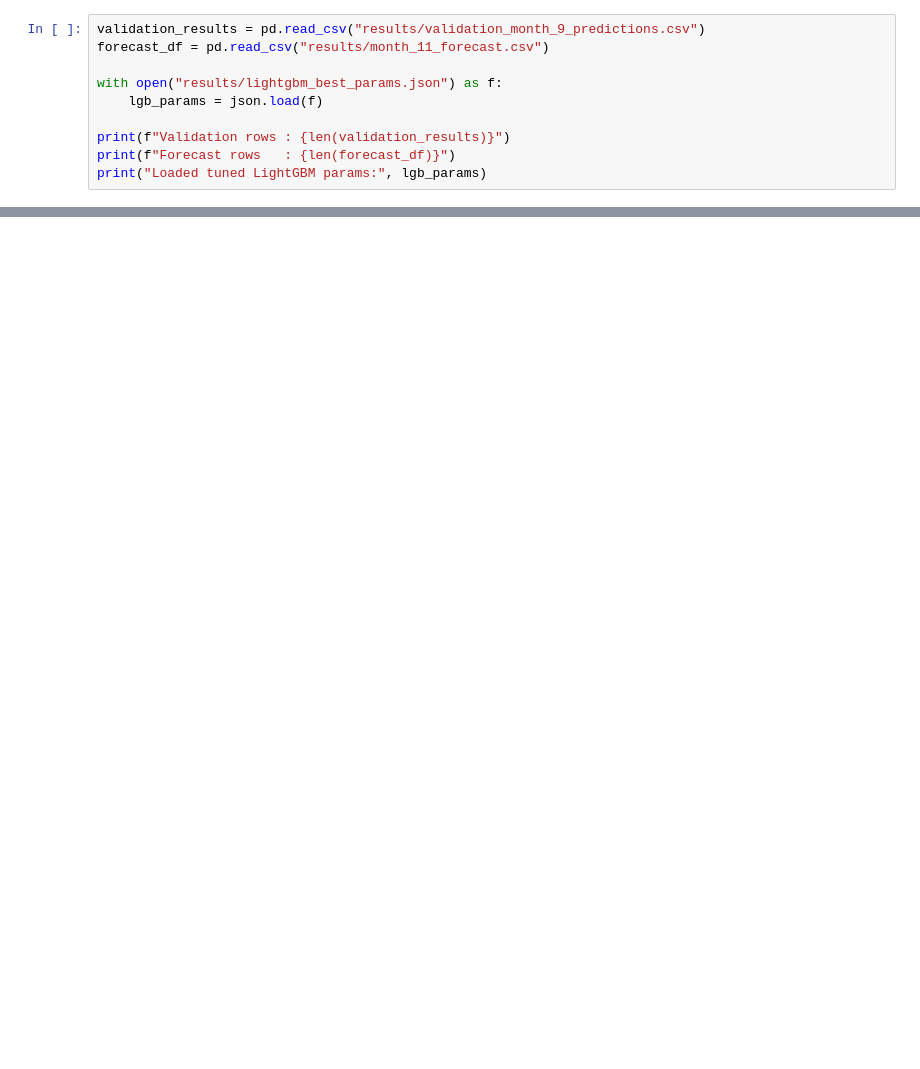
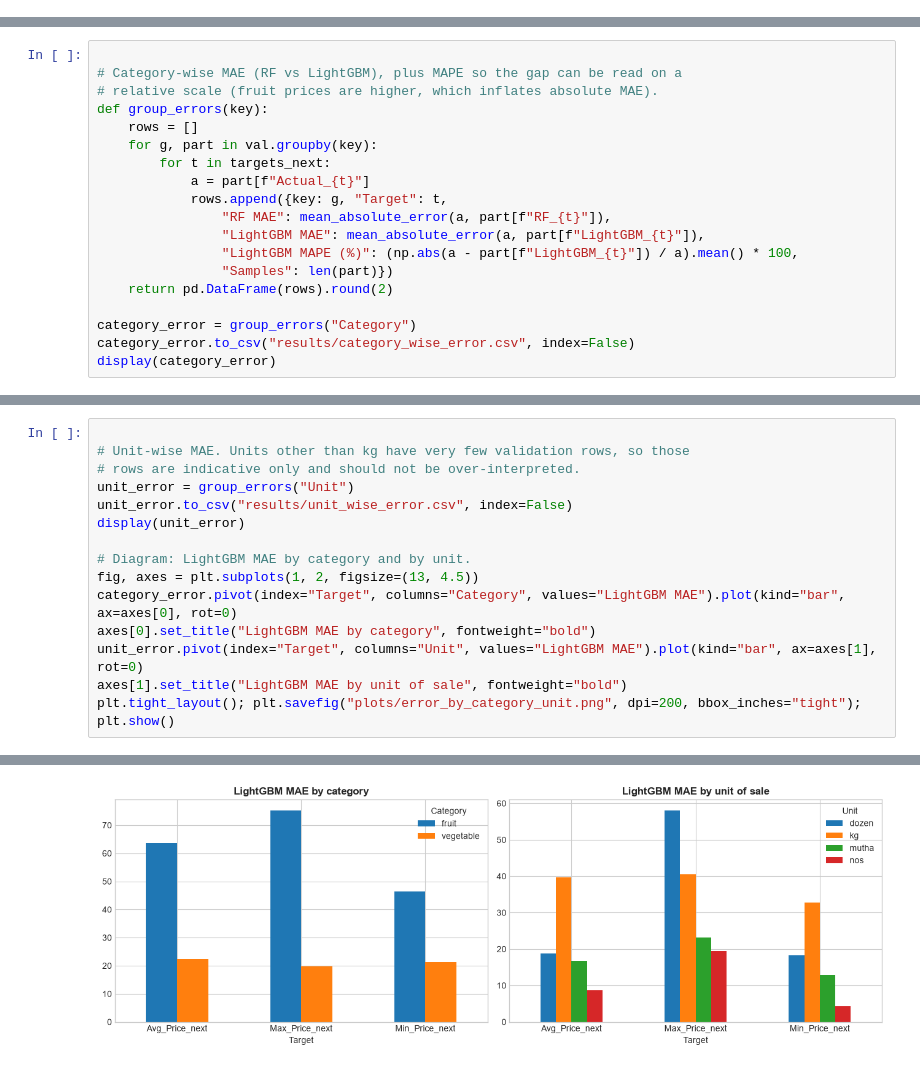
Before and after one commit to Sristy09/Multi-Target-Price-Forecasting, a Jupyter notebook: 06_Error_analysis.ipynb, the cells around one changed output, grey strips where cells are left out. Drawn from its saved outputs; the diff is of its cells as text; blank space fills up the shorter version.

Commit message:
Update forecasting models, results, plots, and testing

```diff
--- a/06_Error_analysis.ipynb
+++ b/06_Error_analysis.ipynb
@@ -27,10 +0,0 @@ targets_next = ["Min_Price_next", "Avg_Price_next", "Max_Price_next"]
-# %%
-validation_results = pd.read_csv("results/validation_month_9_predictions.csv")
-forecast_df = pd.read_csv("results/month_11_forecast.csv")
-
-with open("results/lightgbm_best_params.json") as f:
-    lgb_params = json.load(f)
-
-print(f"Validation rows : {len(validation_results)}")
-print(f"Forecast rows   : {len(forecast_df)}")
-print("Loaded tuned LightGBM params:", lgb_params)
@@ -145,0 +30,19 @@ Historical price spread (Max − Min) per product, matched against validation-mo
+# %%
+
+# Category-wise MAE (RF vs LightGBM), plus MAPE so the gap can be read on a
+# relative scale (fruit prices are higher, which inflates absolute MAE).
+def group_errors(key):
+    rows = []
+    for g, part in val.groupby(key):
+        for t in targets_next:
+            a = part[f"Actual_{t}"]
+            rows.append({key: g, "Target": t,
+                "RF MAE": mean_absolute_error(a, part[f"RF_{t}"]),
+                "LightGBM MAE": mean_absolute_error(a, part[f"LightGBM_{t}"]),
+                "LightGBM MAPE (%)": (np.abs(a - part[f"LightGBM_{t}"]) / a).mean() * 100,
+                "Samples": len(part)})
+    return pd.DataFrame(rows).round(2)
+
+category_error = group_errors("Category")
+category_error.to_csv("results/category_wise_error.csv", index=False)
+display(category_error)
@@ -145,0 +57,16 @@ Historical price spread (Max − Min) per product, matched against validation-mo
+# %%
+
+# Unit-wise MAE. Units other than kg have very few validation rows, so those
+# rows are indicative only and should not be over-interpreted.
+unit_error = group_errors("Unit")
+unit_error.to_csv("results/unit_wise_error.csv", index=False)
+display(unit_error)
+
+# Diagram: LightGBM MAE by category and by unit.
+fig, axes = plt.subplots(1, 2, figsize=(13, 4.5))
+category_error.pivot(index="Target", columns="Category", values="LightGBM MAE").plot(kind="bar", ax=axes[0], rot=0)
+axes[0].set_title("LightGBM MAE by category", fontweight="bold")
+unit_error.pivot(index="Target", columns="Unit", values="LightGBM MAE").plot(kind="bar", ax=axes[1], rot=0)
+axes[1].set_title("LightGBM MAE by unit of sale", fontweight="bold")
+plt.tight_layout(); plt.savefig("plots/error_by_category_unit.png", dpi=200, bbox_inches="tight"); plt.show()
+# %% [output]
@@ -146 +86,2 @@ Historical price spread (Max − Min) per product, matched against validation-mo
+[figure, added]
 # %%
```
Also changed, not shown: parts of 34 cells of this notebook, 17 other files.
